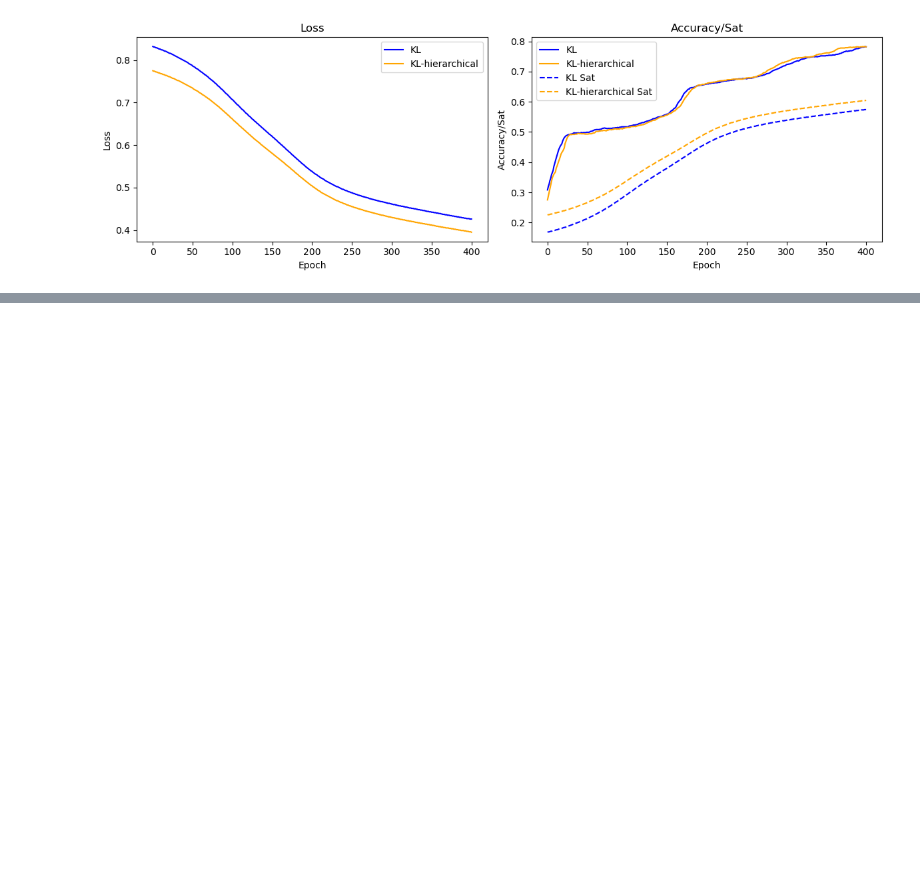
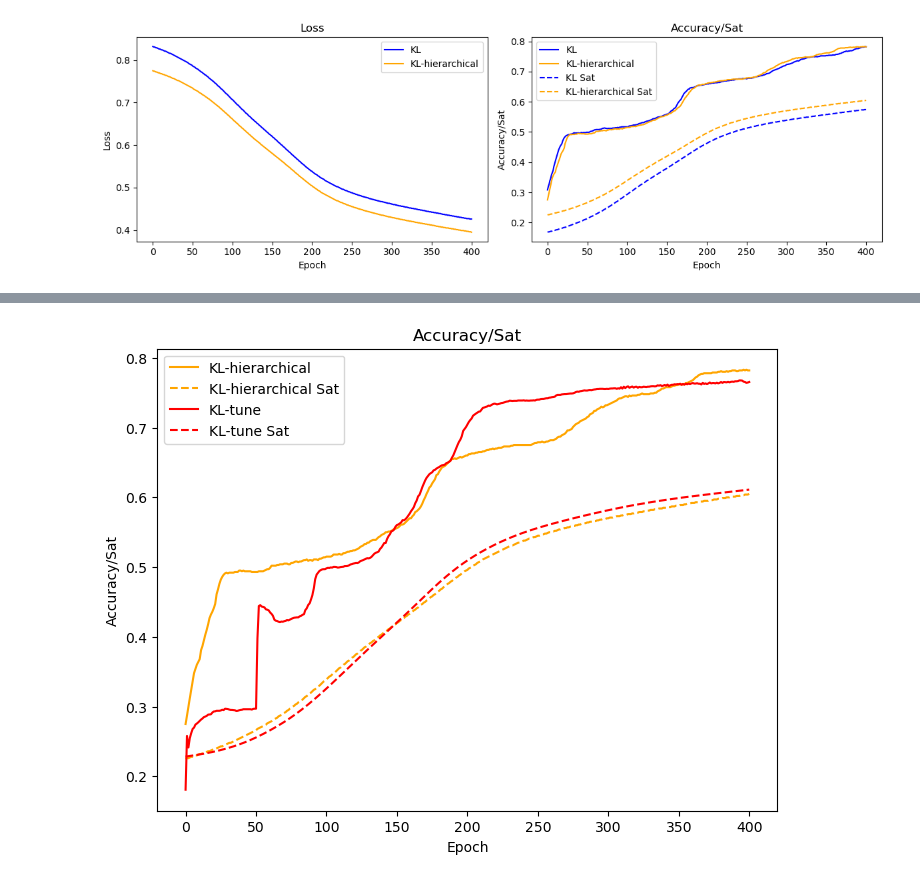
Before and after one commit to zhijin44/LogiKNet, a Jupyter notebook: P1_structurelevel/KAN_2_LTN_hierarchy.ipynb, the cells around one changed output, grey strips where cells are left out. Cells and saved outputs as stored; diff of their text form; code cells hidden in the pictures; blank space fills up the shorter version.

Commit message:
save for the tuning result on KAN-H

```diff
--- a/P1_structurelevel/KAN_2_LTN_hierarchy.ipynb
+++ b/P1_structurelevel/KAN_2_LTN_hierarchy.ipynb
@@ -175,10 +183,13 @@ def compute_sat_levels(loader, P):
 		)
 	return sat_level
 
-
+# Define myKAN predicate
+kan = KAN(width=[18, 10, 6], grid=5, k=3, seed=42, device=device)
+mykan = MultiKANModel(kan)
+P_kan = ltn.Predicate(LogitsToPredicate(mykan))
 optimizer_kan = torch.optim.Adam(P_kan.parameters(), lr=0.001)
 
-for epoch in range(401):
+for epoch in range(1):
     # Train the KAN
 	optimizer_kan.zero_grad()
 	sat_kan = compute_sat_levels(train_loader, P_kan)
@@ -332,0 +282,70 @@ plt.show()
+# %%
+def compute_sat_levels(loader, P):
+	sat_level  = 0
+	for data, labels in loader:
+		x = ltn.Variable("x", data)
+		x_MQTT_DDoS_Connect_Flood = ltn.Variable("x_MQTT_DDoS_Connect_Flood", data[labels == 0])
+		x_MQTT_DDoS_Publish_Flood = ltn.Variable("x_MQTT_DDoS_Publish_Flood", data[labels == 1])
+		x_MQTT_DoS_Connect_Flood = ltn.Variable("x_MQTT_DoS_Connect_Flood", data[labels == 2])
+		x_MQTT_DoS_Publish_Flood = ltn.Variable("x_MQTT_DoS_Publish_Flood", data[labels == 3])
+		x_MQTT_Malformed_Data = ltn.Variable("x_MQTT_Malformed_Data", data[labels == 4])
+		x_Benign = ltn.Variable("x_Benign", data[labels == 5])
+
+		x_MQTT = ltn.Variable("x_MQTT", data[labels < 5])
+
+		sat_level = SatAgg(
+			Forall(x_MQTT_DDoS_Connect_Flood, P(x_MQTT_DDoS_Connect_Flood, l_MQTT_DDoS_Connect_Flood)),
+			Forall(x_MQTT_DDoS_Publish_Flood, P(x_MQTT_DDoS_Publish_Flood, l_MQTT_DDoS_Publish_Flood)),
+			Forall(x_MQTT_DoS_Connect_Flood, P(x_MQTT_DoS_Connect_Flood, l_MQTT_DoS_Connect_Flood)),
+			Forall(x_MQTT_DoS_Publish_Flood, P(x_MQTT_DoS_Publish_Flood, l_MQTT_DoS_Publish_Flood)),
+			Forall(x_MQTT_Malformed_Data, P(x_MQTT_Malformed_Data, l_MQTT_Malformed_Data)),
+			Forall(x_Benign, P(x_Benign, l_Benign)),
+			# hierarchical constraints
+			Forall(x_MQTT, Not(P(x_MQTT, l_Benign)))
+		)
+	return sat_level
+
+kan_h = KAN(width=[18, 6, 6, 6], grid=5, k=3, seed=42, device=device)
+P_kan = ltn.Predicate(LogitsToPredicate(MultiKANModel(kan_h)))
+
+optimizer_kan = torch.optim.Adam(P_kan.parameters(), lr=0.001)
+
+sat_tune = []
+acc_tune = []
+for epoch in range(401):
+    # Train the KAN
+	optimizer_kan.zero_grad()
+	sat_kan = compute_sat_levels(train_loader, P_kan)
+	loss = 1. - sat_kan
+	loss.backward()
+	optimizer_kan.step()
+	train_loss_kan = loss.item()
+
+	sat_tune.append(sat_kan.item())
+
+	# Test the KAN
+	acc_kan = compute_accuracy(test_loader, kan_h)
+	acc_tune.append(acc_kan.item())
+	if epoch % 10 == 0:
+		test_sat_kan = compute_sat_levels(test_loader, P_kan)
+		print(f"Epoch {epoch} | KAN (loss/acc/sat): {train_loss_kan:.3f}/{acc_kan:.3f}/{sat_kan:.3f}({test_sat_kan:.3f})")
+
+# Plot the results
+with open("KL_hierarchy.txt", "r") as f:
+    kan_hierarchical_results = [parse_kan(line) for line in f if line.strip()]
+
+_, kan_hierarchical_acc, kan_hierarchical_sat = zip(*kan_hierarchical_results)
+kan_2_10_acc, kan_2_10_sat = acc_tune, sat_tune
+
+# show acc and sat on same plot
+fig, axs = plt.subplots(figsize=(8, 6))
+axs.plot(kan_hierarchical_acc, label="KL-hierarchical", color="orange")
+axs.plot(kan_hierarchical_sat, label="KL-hierarchical Sat", linestyle="--", color="orange")
+axs.plot(kan_2_10_acc, label="KL-tune", color="red")
+axs.plot(kan_2_10_sat, label="KL-tune Sat", linestyle="--", color="red")
+axs.set_title("Accuracy/Sat")
+axs.set_xlabel("Epoch")
+axs.set_ylabel("Accuracy/Sat")
+axs.legend()
+plt.show()
+# %% [output]
@@ -332,0 +369 @@ plt.show()
+[figure, added]
```
Also changed, not shown: parts of 8 cells of this notebook, 3 other files.
